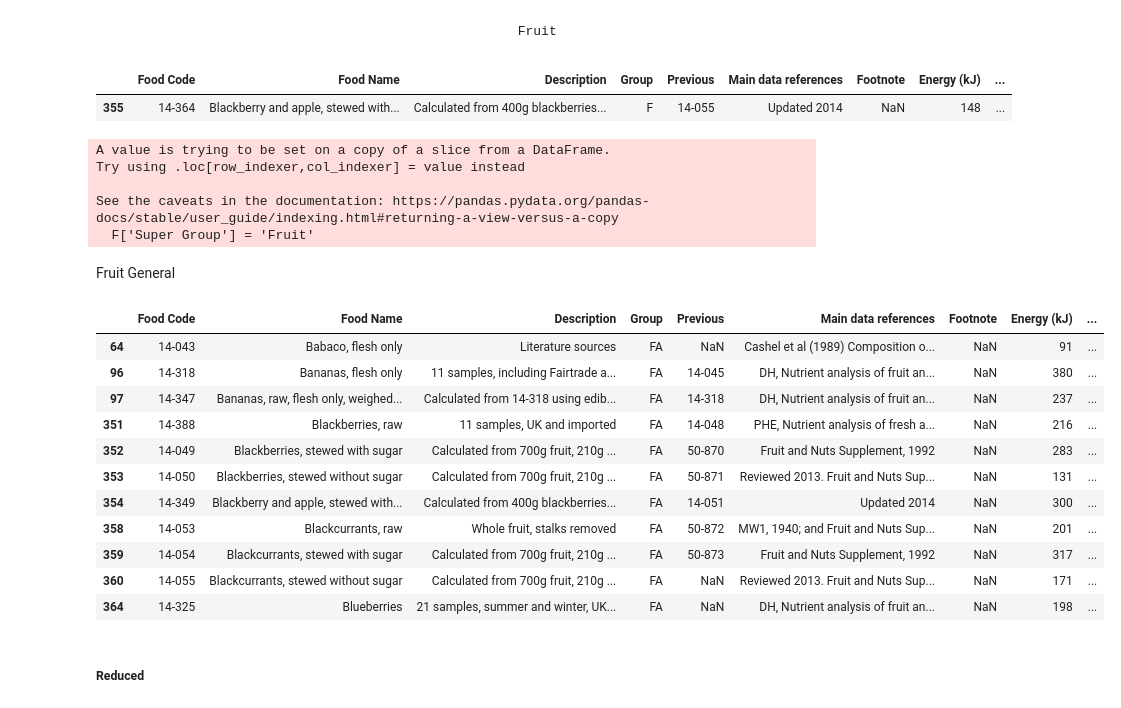
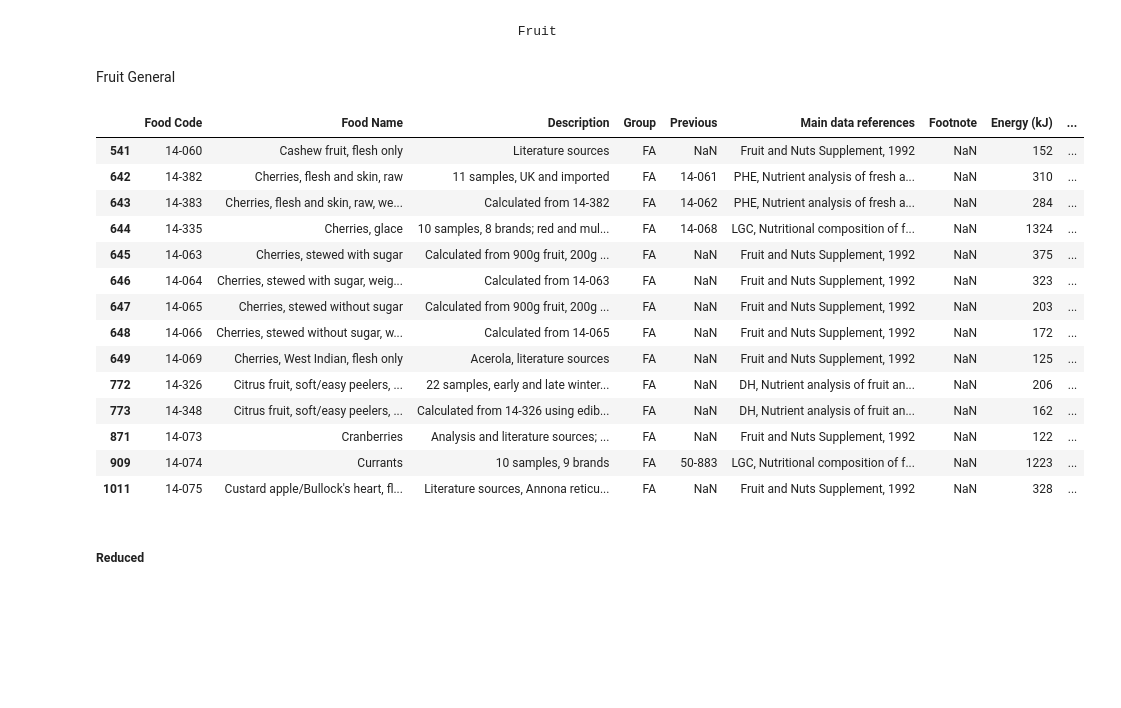
Before and after one commit to elliotkarikari/Product_Weight_Project, a Jupyter notebook: Jupter_notebooks/Reduction, Products that start with C.ipynb, the cells around one changed output. Drawn from its saved outputs; the diff is of its cells as text; code cells hidden in the pictures; blank space fills up the shorter version.

```diff
--- a/Jupter_notebooks/Reduction, Products that start with C.ipynb
+++ b/Jupter_notebooks/Reduction, Products that start with C.ipynb
@@ -516,37 +649,26 @@ See the caveats in the documentation: https://pandas.pydata.org/pandas-docs/stab
   Filt_DR['Super Group'] = 'Vegetables'
 # %% [markdown]
                                                         Fruit
-# %%
-F = Prod_B.loc[Prod_B['Group']== 'F']
-F
-# %% [output]
-|  | Food Code | Food Name | Description | Group | Previous | Main data references | Footnote | Energy (kJ) | ... |
-| 355 | 14-364 | Blackberry and apple, stewed with... | Calculated from 400g blackberries... | F | 14-055 | Updated 2014 | NaN | 148 | ... |
-# %%
-F['Super Group'] = 'Fruit'
-# %% [output]
-A value is trying to be set on a copy of a slice from a DataFrame.
-Try using .loc[row_indexer,col_indexer] = value instead
-
-See the caveats in the documentation: https://pandas.pydata.org/pandas-docs/stable/user_guide/indexing.html#returning-a-view-versus-a-copy
-  F['Super Group'] = 'Fruit'
 # %% [markdown]
 Fruit General
 # %%
-FA = Prod_B.loc[Prod_B['Group']== 'FA']
+FA = Prod_C.loc[Prod_C['Group']== 'FA']
 FA
 # %% [output]
 |  | Food Code | Food Name | Description | Group | Previous | Main data references | Footnote | Energy (kJ) | ... |
-| 64 | 14-043 | Babaco, flesh only | Literature sources | FA | NaN | Cashel et al (1989) Composition o... | NaN | 91 | ... |
-| 96 | 14-318 | Bananas, flesh only | 11 samples, including Fairtrade a... | FA | 14-045 | DH, Nutrient analysis of fruit an... | NaN | 380 | ... |
-| 97 | 14-347 | Bananas, raw, flesh only, weighed... | Calculated from 14-318 using edib... | FA | 14-318 | DH, Nutrient analysis of fruit an... | NaN | 237 | ... |
-| 351 | 14-388 | Blackberries, raw | 11 samples, UK and imported | FA | 14-048 | PHE, Nutrient analysis of fresh a... | NaN | 216 | ... |
-| 352 | 14-049 | Blackberries, stewed with sugar | Calculated from 700g fruit, 210g ... | FA | 50-870 | Fruit and Nuts Supplement, 1992 | NaN | 283 | ... |
-| 353 | 14-050 | Blackberries, stewed without sugar | Calculated from 700g fruit, 210g ... | FA | 50-871 | Reviewed 2013. Fruit and Nuts Sup... | NaN | 131 | ... |
-| 354 | 14-349 | Blackberry and apple, stewed with... | Calculated from 400g blackberries... | FA | 14-051 | Updated 2014 | NaN | 300 | ... |
-| 358 | 14-053 | Blackcurrants, raw | Whole fruit, stalks removed | FA | 50-872 | MW1, 1940; and Fruit and Nuts Sup... | NaN | 201 | ... |
-| 359 | 14-054 | Blackcurrants, stewed with sugar | Calculated from 700g fruit, 210g ... | FA | 50-873 | Fruit and Nuts Supplement, 1992 | NaN | 317 | ... |
-| 360 | 14-055 | Blackcurrants, stewed without sugar | Calculated from 700g fruit, 210g ... | FA | NaN | Reviewed 2013. Fruit and Nuts Sup... | NaN | 171 | ... |
-| 364 | 14-325 | Blueberries | 21 samples, summer and winter, UK... | FA | NaN | DH, Nutrient analysis of fruit an... | NaN | 198 | ... |
+| 541 | 14-060 | Cashew fruit, flesh only | Literature sources | FA | NaN | Fruit and Nuts Supplement, 1992 | NaN | 152 | ... |
+| 642 | 14-382 | Cherries, flesh and skin, raw | 11 samples, UK and imported | FA | 14-061 | PHE, Nutrient analysis of fresh a... | NaN | 310 | ... |
+| 643 | 14-383 | Cherries, flesh and skin, raw, we... | Calculated from 14-382 | FA | 14-062 | PHE, Nutrient analysis of fresh a... | NaN | 284 | ... |
+| 644 | 14-335 | Cherries, glace | 10 samples, 8 brands; red and mul... | FA | 14-068 | LGC, Nutritional composition of f... | NaN | 1324 | ... |
+| 645 | 14-063 | Cherries, stewed with sugar | Calculated from 900g fruit, 200g ... | FA | NaN | Fruit and Nuts Supplement, 1992 | NaN | 375 | ... |
+| 646 | 14-064 | Cherries, stewed with sugar, weig... | Calculated from 14-063 | FA | NaN | Fruit and Nuts Supplement, 1992 | NaN | 323 | ... |
+| 647 | 14-065 | Cherries, stewed without sugar | Calculated from 900g fruit, 200g ... | FA | NaN | Fruit and Nuts Supplement, 1992 | NaN | 203 | ... |
+| 648 | 14-066 | Cherries, stewed without sugar, w... | Calculated from 14-065 | FA | NaN | Fruit and Nuts Supplement, 1992 | NaN | 172 | ... |
+| 649 | 14-069 | Cherries, West Indian, flesh only | Acerola, literature sources | FA | NaN | Fruit and Nuts Supplement, 1992 | NaN | 125 | ... |
+| 772 | 14-326 | Citrus fruit, soft/easy peelers, ... | 22 samples, early and late winter... | FA | NaN | DH, Nutrient analysis of fruit an... | NaN | 206 | ... |
+| 773 | 14-348 | Citrus fruit, soft/easy peelers, ... | Calculated from 14-326 using edib... | FA | NaN | DH, Nutrient analysis of fruit an... | NaN | 162 | ... |
+| 871 | 14-073 | Cranberries | Analysis and literature sources; ... | FA | NaN | Fruit and Nuts Supplement, 1992 | NaN | 122 | ... |
+| 909 | 14-074 | Currants | 10 samples, 9 brands | FA | 50-883 | LGC, Nutritional composition of f... | NaN | 1223 | ... |
+| 1011 | 14-075 | Custard apple/Bullock's heart, fl... | Literature sources, Annona reticu... | FA | NaN | Fruit and Nuts Supplement, 1992 | NaN | 328 | ... |
 # %% [markdown]
 ##### Reduced
```
Also changed, not shown: parts of 54 cells of this notebook.
